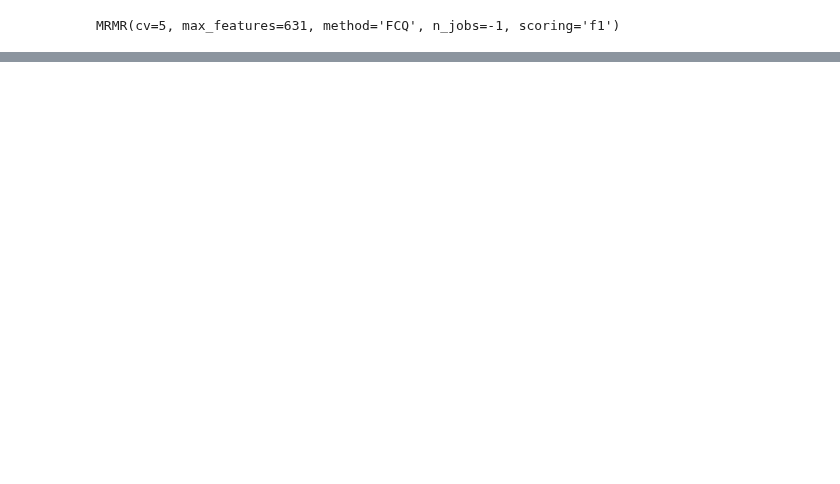
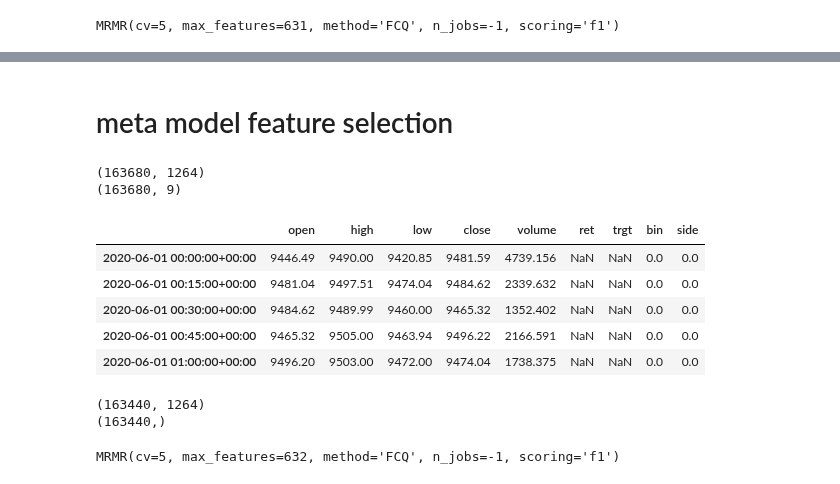
Before and after one commit to ArtiPyHeart/jesse-trade, a Jupyter notebook: feature_selection.ipynb, the cells around one changed output, grey strips where cells are left out. Saved outputs shown, nothing was run; the diff lists cells and outputs as text; code cells hidden in the pictures; blank space fills up the shorter version.

```diff
--- a/feature_selection.ipynb
+++ b/feature_selection.ipynb
@@ -105,3 +124,62 @@ feature_info["meta"]["15m"] = sorted(feature_info["meta"]["15m"])
 
 with open("custom_indicators/feature_info.json", "w") as f:
     json.dump(feature_info, f)
+# %% [markdown]
+# meta model feature selection
+# %%
+import lightgbm as lgb
+import numpy as np
+import pandas as pd
+
+from custom_indicators.selection import SIDE_ALL
+
+df_features = pd.read_parquet("data/features_15m.parquet")
+df_label = pd.read_parquet("data/label_15m_meta.parquet")
+
+model_side = lgb.Booster(model_file="custom_indicators/models/model_side.txt")
+model_side_res = model_side.predict(df_features[SIDE_ALL])
+df_features["model_side_res"] = model_side_res
+print(df_features.shape)
+
+assert df_features.shape[0] == df_label.shape[0]
+print(df_label.shape)
+df_label.head()
+# %% [output]
+(163680, 1264)
+(163680, 9)
+|  | open | high | low | close | volume | ret | trgt | bin | side |
+| 2020-06-01 00:00:00+00:00 | 9446.49 | 9490.00 | 9420.85 | 9481.59 | 4739.156 | NaN | NaN | 0.0 | 0.0 |
+| 2020-06-01 00:15:00+00:00 | 9481.04 | 9497.51 | 9474.04 | 9484.62 | 2339.632 | NaN | NaN | 0.0 | 0.0 |
+| 2020-06-01 00:30:00+00:00 | 9484.62 | 9489.99 | 9460.00 | 9465.32 | 1352.402 | NaN | NaN | 0.0 | 0.0 |
+| 2020-06-01 00:45:00+00:00 | 9465.32 | 9505.00 | 9463.94 | 9496.22 | 2166.591 | NaN | NaN | 0.0 | 0.0 |
+| 2020-06-01 01:00:00+00:00 | 9496.20 | 9503.00 | 9472.00 | 9474.04 | 1738.375 | NaN | NaN | 0.0 | 0.0 |
+# %%
+meta_features = df_features.iloc[240:]
+meta_label = df_label.iloc[240:]
+
+# mask = meta_label["ret"].notna()
+mask = [True] * meta_label.shape[0]
+
+meta_features = meta_features[mask]
+meta_label = meta_label[mask]["bin"].astype(int)
+
+print(meta_features.shape)
+print(meta_label.shape)
+# %% [output]
+(163440, 1264)
+(163440,)
+# %%
+# meta feature selection
+from feature_engine.selection import MRMR
+
+sel = MRMR(
+    method="FCQ",
+    max_features=meta_features.shape[1] // 2,
+    scoring="f1",
+    cv=5,
+    regression=False,
+    n_jobs=-1,
+)
+sel.fit(meta_features, meta_label)
+# %% [output]
+MRMR(cv=5, max_features=632, method='FCQ', n_jobs=-1, scoring='f1')
```
Also changed, not shown: parts of 13 cells of this notebook, 19 other files.
